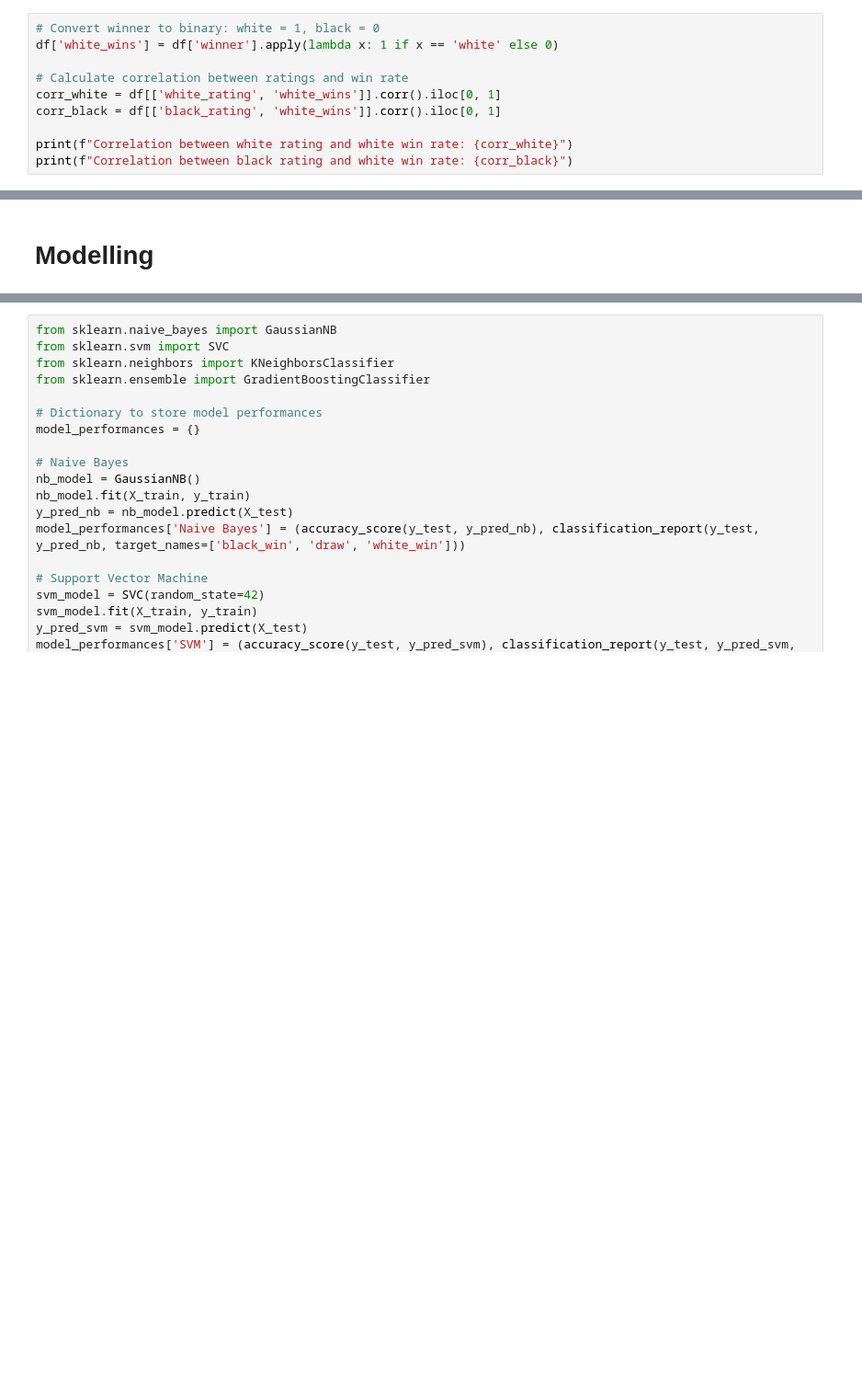
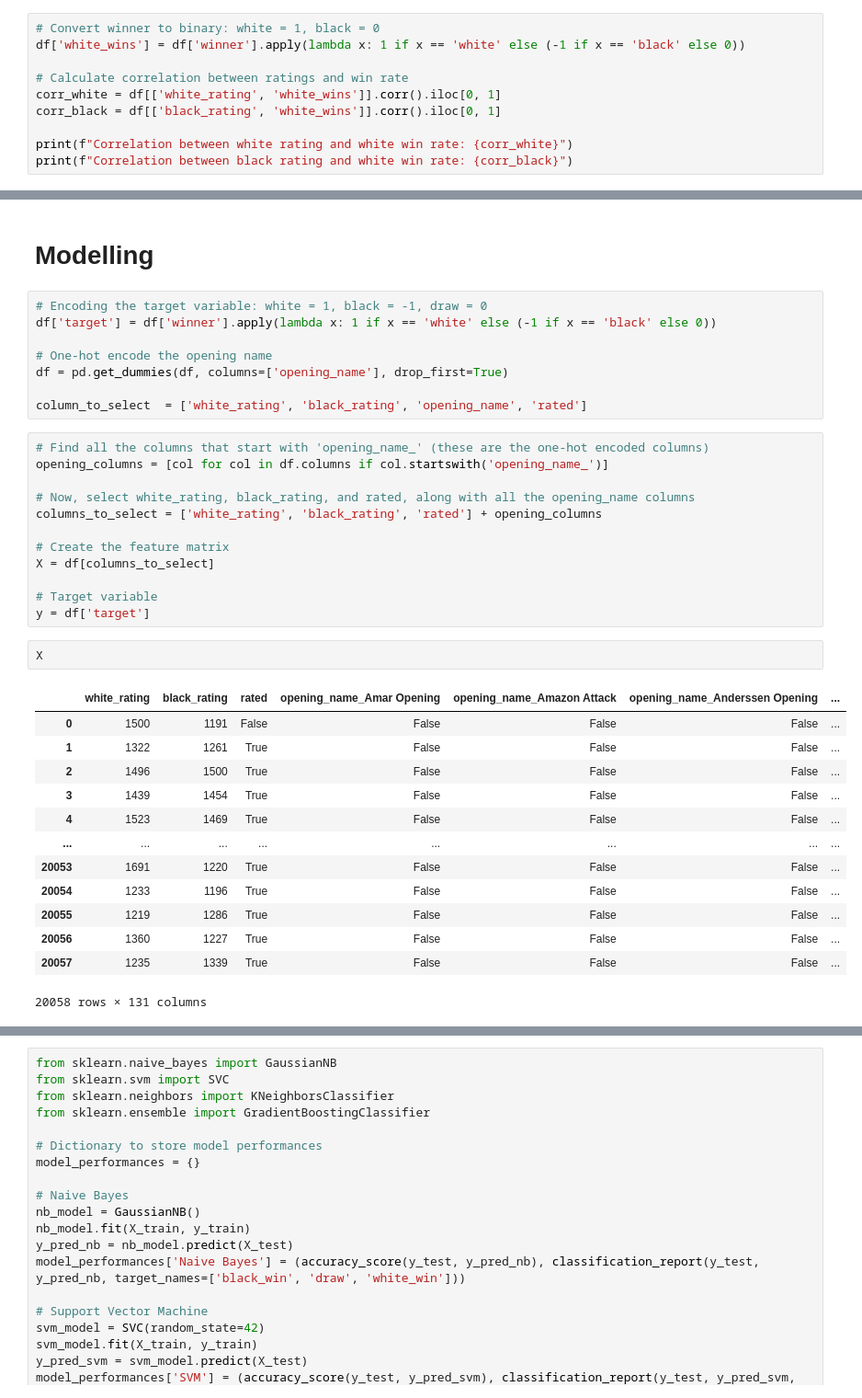
Before and after one commit to Ajodo-Godson/CP191-RAR, a Jupyter notebook: Game_Modelling.ipynb, the cells around one changed output, grey strips where cells are left out. Shown: that part at 92% size. Saved outputs shown, nothing was run; the diff lists cells and outputs as text; blank space fills up the shorter version.

```diff
--- a/Game_Modelling.ipynb
+++ b/Game_Modelling.ipynb
@@ -351,7 +353,7 @@ We get a peculiar result here as it's not surprising: if the ratign difference i
 ## Correlations
 # %%
 # Convert winner to binary: white = 1, black = 0
-df['white_wins'] = df['winner'].apply(lambda x: 1 if x == 'white' else 0)
+df['white_wins'] = df['winner'].apply(lambda x: 1 if x == 'white' else (-1 if x == 'black' else 0))
 
 # Calculate correlation between ratings and win rate
 corr_white = df[['white_rating', 'white_wins']].corr().iloc[0, 1]
@@ -427,2 +436,38 @@ Index(['id', 'rated', 'created_at', 'last_move_at', 'turns', 'victory_status',
 # %% [markdown]
 # Modelling
+# %%
+# Encoding the target variable: white = 1, black = -1, draw = 0
+df['target'] = df['winner'].apply(lambda x: 1 if x == 'white' else (-1 if x == 'black' else 0))
+
+# One-hot encode the opening name
+df = pd.get_dummies(df, columns=['opening_name'], drop_first=True)
+
+column_to_select  = ['white_rating', 'black_rating', 'opening_name', 'rated']
+# %%
+# Find all the columns that start with 'opening_name_' (these are the one-hot encoded columns)
+opening_columns = [col for col in df.columns if col.startswith('opening_name_')]
+
+# Now, select white_rating, black_rating, and rated, along with all the opening_name columns
+columns_to_select = ['white_rating', 'black_rating', 'rated'] + opening_columns
+
+# Create the feature matrix
+X = df[columns_to_select]
+
+# Target variable
+y = df['target']
+# %%
+X
+# %% [output]
+|  | white_rating | black_rating | rated | opening_name_Amar Opening | opening_name_Amazon Attack | opening_name_Anderssen Opening | ... |
+| 0 | 1500 | 1191 | False | False | False | False | ... |
+| 1 | 1322 | 1261 | True | False | False | False | ... |
+| 2 | 1496 | 1500 | True | False | False | False | ... |
+| 3 | 1439 | 1454 | True | False | False | False | ... |
+| 4 | 1523 | 1469 | True | False | False | False | ... |
+| ... | ... | ... | ... | ... | ... | ... | ... |
+| 20053 | 1691 | 1220 | True | False | False | False | ... |
+| 20054 | 1233 | 1196 | True | False | False | False | ... |
+| 20055 | 1219 | 1286 | True | False | False | False | ... |
+| 20056 | 1360 | 1227 | True | False | False | False | ... |
+| 20057 | 1235 | 1339 | True | False | False | False | ... |
+20058 rows × 131 columns
```
Also changed, not shown: parts of 10 cells of this notebook.
